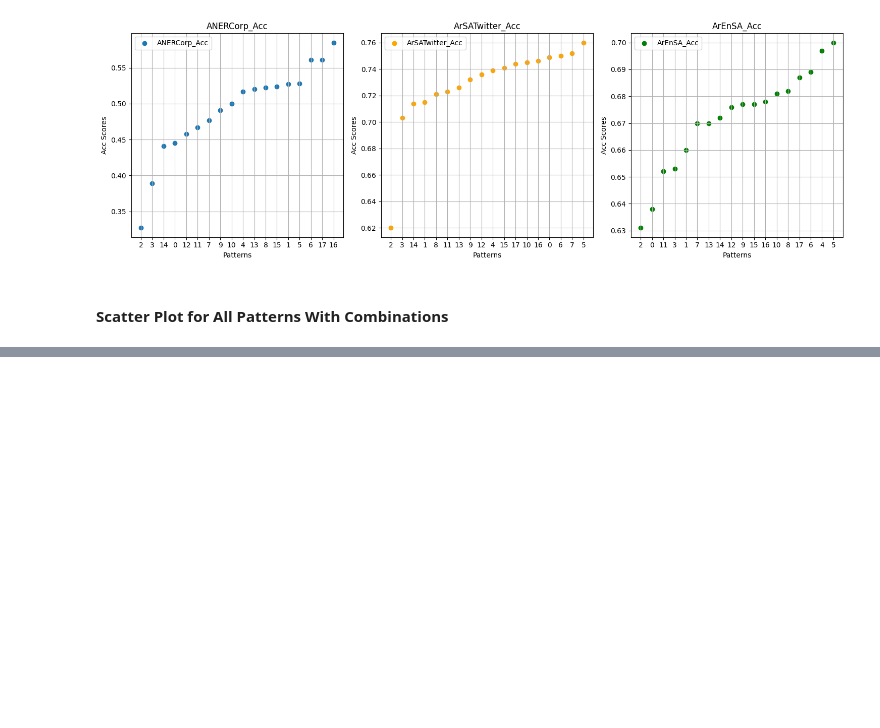
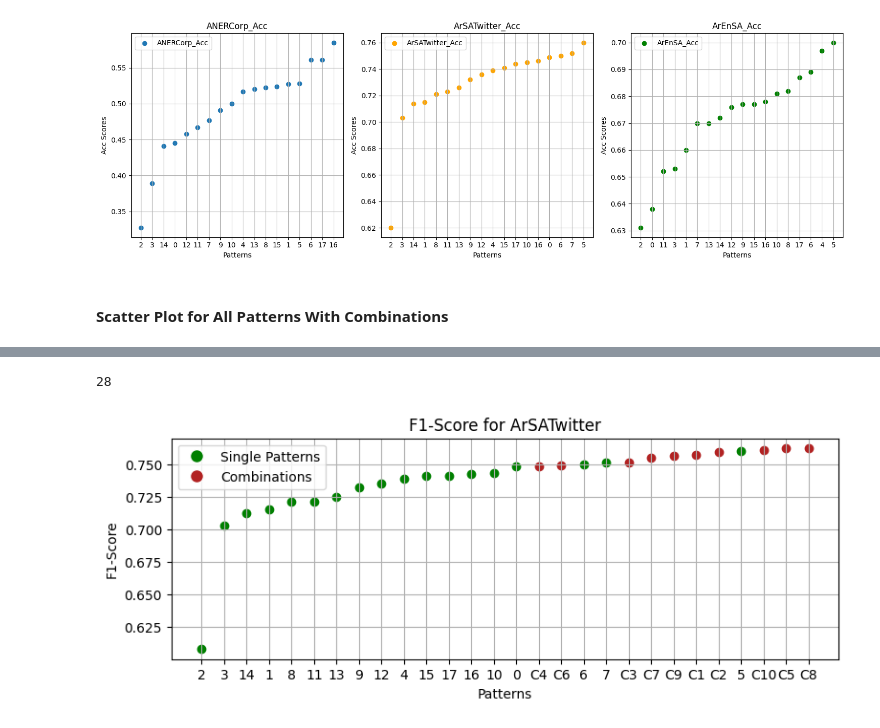
Before and after one commit to moeyad7/Thesis_Data, a Jupyter notebook: thesis-plots.ipynb, the cells around one changed output, grey strips where cells are left out. Saved outputs shown, nothing was run; the diff lists cells and outputs as text; code cells hidden in the pictures; blank space fills up the shorter version.

```diff
--- a/thesis-plots.ipynb
+++ b/thesis-plots.ipynb
@@ -592,0 +532,33 @@ plt.show()
+# %%
+import matplotlib.pyplot as plt
+from matplotlib.lines import Line2D
+
+# ArSATwitter F1-Score
+
+plt.figure(figsize=(9, 3))
+
+ArSATwitter_F1 = [0.748,0.715,0.608,0.703,0.739,0.760,0.750,0.751,0.721,0.732,0.743,0.721,0.735,0.725,0.712,0.741,0.742,0.741,0.757,0.759,0.751,0.748,0.762,0.749,0.755,0.762,0.756,0.761]
+patterns = [0, 1, 2, 3, 4, 5, 6, 7, 8, 9, 10, 11, 12, 13, 14, 15, 16, 17, 'C1', 'C2', 'C3', 'C4', 'C5', 'C6', 'C7', 'C8', 'C9', 'C10']
+
+ArSATwitter_indices = list(zip(ArSATwitter_F1, patterns))
+sorted_ArSATwitter = sorted(ArSATwitter_indices, key=lambda tup: tup[0])
+ArSATwitter_F1_sorted, ArSATwitter_patterns_sorted = zip(*sorted_ArSATwitter)
+
+for i, pattern in enumerate(ArSATwitter_patterns_sorted):
+    color = 'green' if not str(pattern).startswith('C') else 'firebrick'
+    label = 'Single Patterns' if not str(pattern).startswith('C') else 'Combinations'
+    plt.scatter(i, ArSATwitter_F1_sorted[i], label=label, color=color)
+
+plt.title('F1-Score for ArSATwitter')
+plt.xlabel('Patterns')
+plt.ylabel('F1-Score')
+plt.xticks(range(len(ArSATwitter_patterns_sorted)), ArSATwitter_patterns_sorted)
+legend_elements = [
+    Line2D([0], [0], marker='o', color='w', label='Single Patterns', markerfacecolor='green', markersize=10),
+    Line2D([0], [0], marker='o', color='w', label='Combinations', markerfacecolor='firebrick', markersize=10)
+]
+plt.legend(handles=legend_elements, loc='upper left')
+plt.grid(True)
+# %% [output]
+28
+[figure, added]
```
Also changed, not shown: parts of 6 cells of this notebook.
